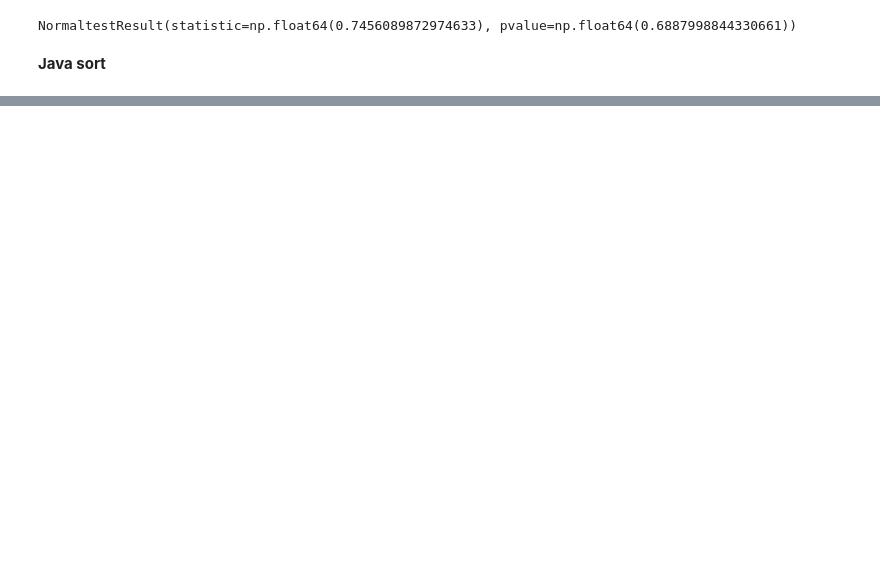
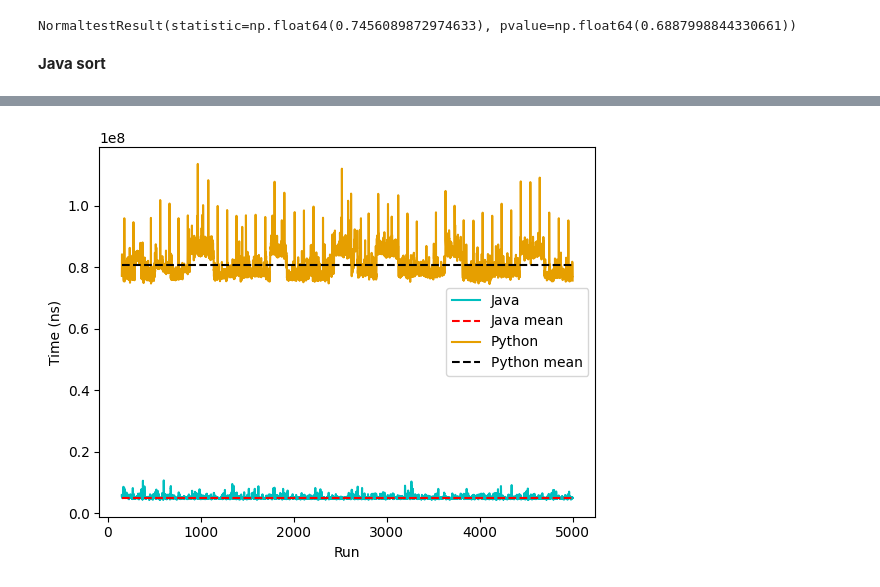
Before and after one commit to manshederstierna/uaps-project, a Jupyter notebook: analyze.ipynb, the cells around one changed output, grey strips where cells are left out. Drawn from its saved outputs; the diff is of its cells as text; code cells hidden in the pictures; blank space fills up the shorter version.

```diff
--- a/analyze.ipynb
+++ b/analyze.ipynb
@@ -165,0 +179,24 @@ plt.plot(range(data.shape[0]),data["time"])
+# %%
+#graph sort java
+datafile = r"C:\Users\clara\OneDrive\Dokument\LTH\Utvärdering_av_programvarusystem\uaps-project\java_sort_times.txt"
+
+data = pd.read_csv(datafile, delimiter=",")
+data = data.iloc[150:5000]
+plt.plot(range(150,data.shape[0]+150),data["time"],label="Java",color="c")
+plt.plot([150,5000],[data["time"].mean(),data["time"].mean()],linestyle="--",label="Java mean",color="r")
+
+# graph sort
+datafile = r"C:\Users\clara\OneDrive\Dokument\LTH\Utvärdering_av_programvarusystem\uaps-project\python_sort_times.txt"
+
+data = pd.read_csv(datafile, delimiter=",")
+data = data.iloc[150:5000]
+
+
+plt.plot(range(150,data.shape[0]+150),data["time"],label="Python",color="#E69F00")
+plt.plot([150,5000],[data["time"].mean(),data["time"].mean()],linestyle="--",label="Python mean",color="k")
+plt.xlabel("Run")
+plt.ylabel("Time (ns)")
+plt.legend()
+plt.show()
+# %% [output]
+[figure, added]
```
Also changed, not shown: parts of 4 cells of this notebook, 1 other file.
